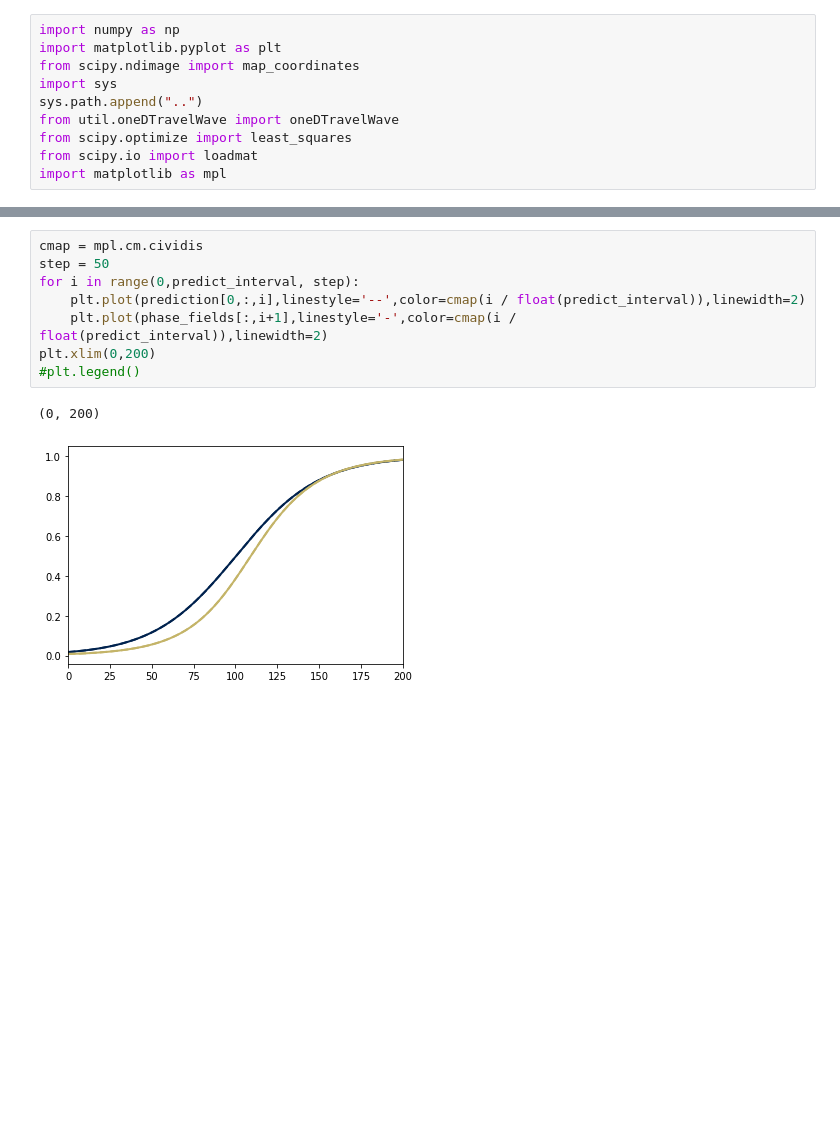
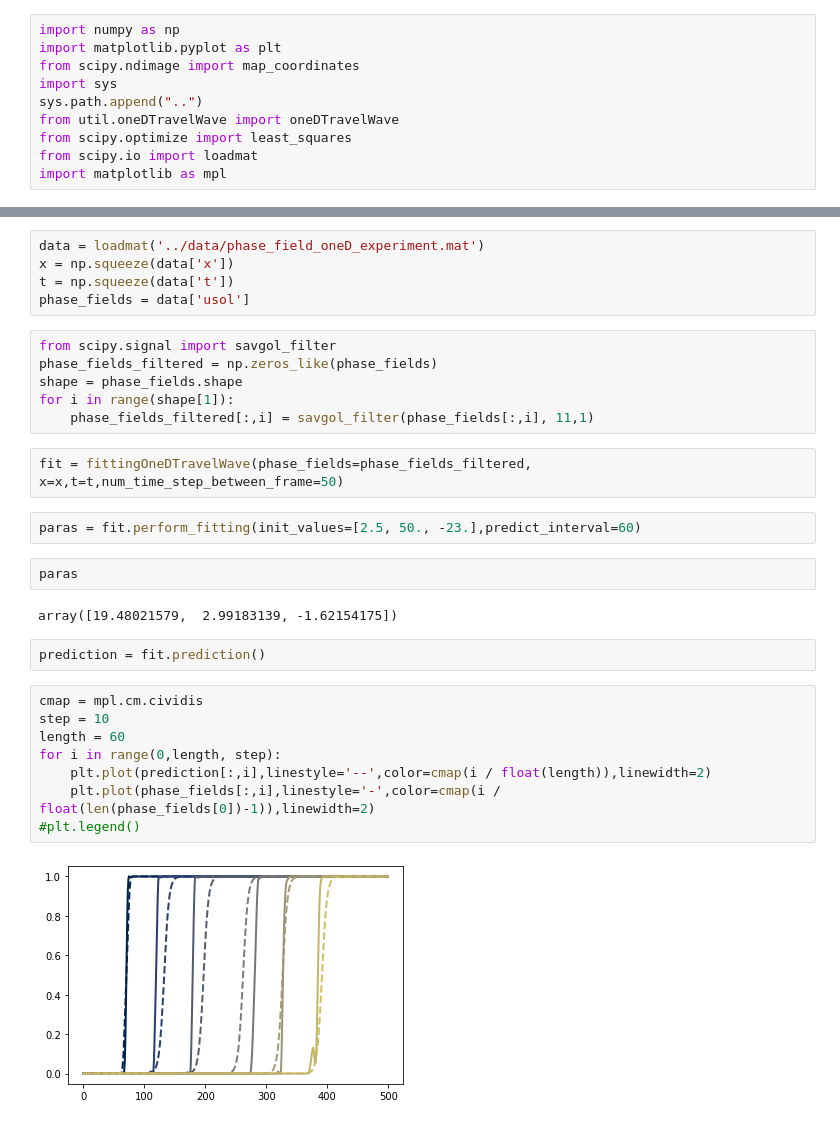
Before and after one commit to NingWang1990/Machine_learning_dynamics, a Jupyter notebook: finite_difference_method/finite_difference_method.ipynb, the cells around one changed output, grey strips where cells are left out. Cells and saved outputs as stored; diff of their text form; blank space fills up the shorter version.

```diff
--- a/finite_difference_method/finite_difference_method.ipynb
+++ b/finite_difference_method/finite_difference_method.ipynb
@@ -107,11 +34,31 @@ phase_fields.shape
+# %%
+data = loadmat('../data/phase_field_oneD_experiment.mat')
+x = np.squeeze(data['x'])
+t = np.squeeze(data['t'])
+phase_fields = data['usol']
+# %%
+from scipy.signal import savgol_filter
+phase_fields_filtered = np.zeros_like(phase_fields)
+shape = phase_fields.shape
+for i in range(shape[1]):
+    phase_fields_filtered[:,i] = savgol_filter(phase_fields[:,i], 11,1)
+# %%
+fit = fittingOneDTravelWave(phase_fields=phase_fields_filtered, x=x,t=t,num_time_step_between_frame=50)
+# %%
+paras = fit.perform_fitting(init_values=[2.5, 50., -23.],predict_interval=60)
+# %%
+paras
+# %% [output]
+array([19.48021579,  2.99183139, -1.62154175])
+# %%
+prediction = fit.prediction()
 # %%
 cmap = mpl.cm.cividis
-step = 50
-for i in range(0,predict_interval, step):
-    plt.plot(prediction[0,:,i],linestyle='--',color=cmap(i / float(predict_interval)),linewidth=2)
-    plt.plot(phase_fields[:,i+1],linestyle='-',color=cmap(i / float(predict_interval)),linewidth=2)
-plt.xlim(0,200)
+step = 10
+length = 60
+for i in range(0,length, step):
+    plt.plot(prediction[:,i],linestyle='--',color=cmap(i / float(length)),linewidth=2)
+    plt.plot(phase_fields[:,i],linestyle='-',color=cmap(i / float(len(phase_fields[0])-1)),linewidth=2)
 #plt.legend()
 # %% [output]
-(0, 200)
-[figure, old version]
+[figure, new version]
```
Also changed, not shown: parts of 20 cells of this notebook, 11 other files.
